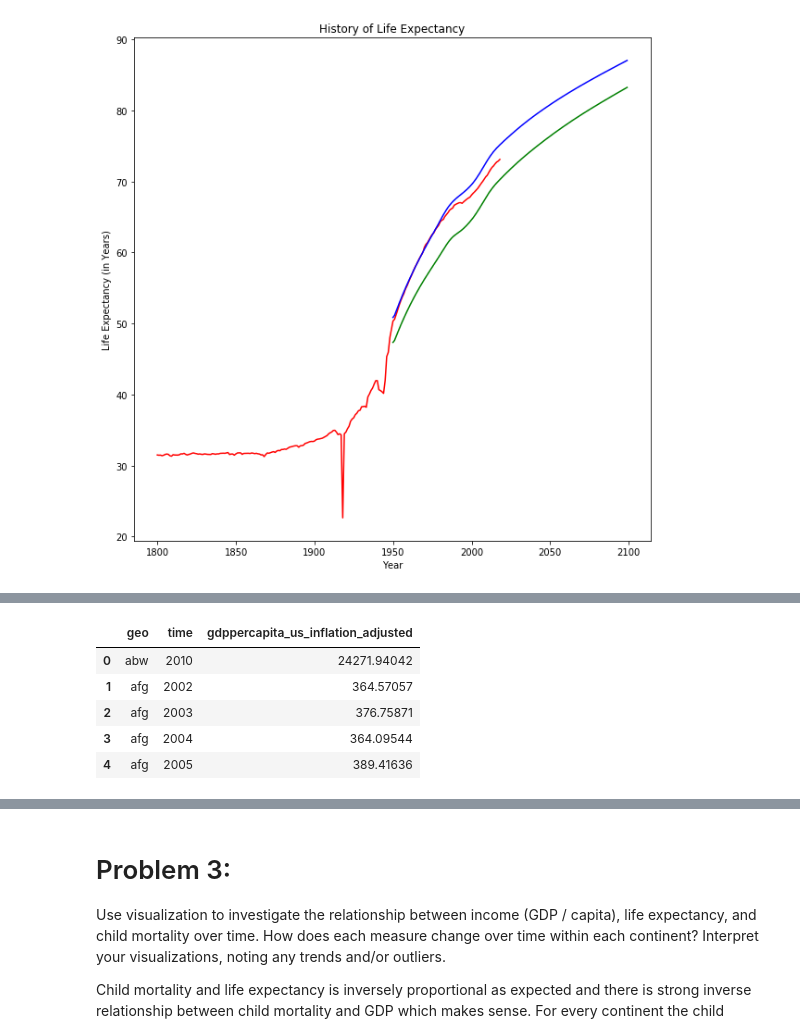
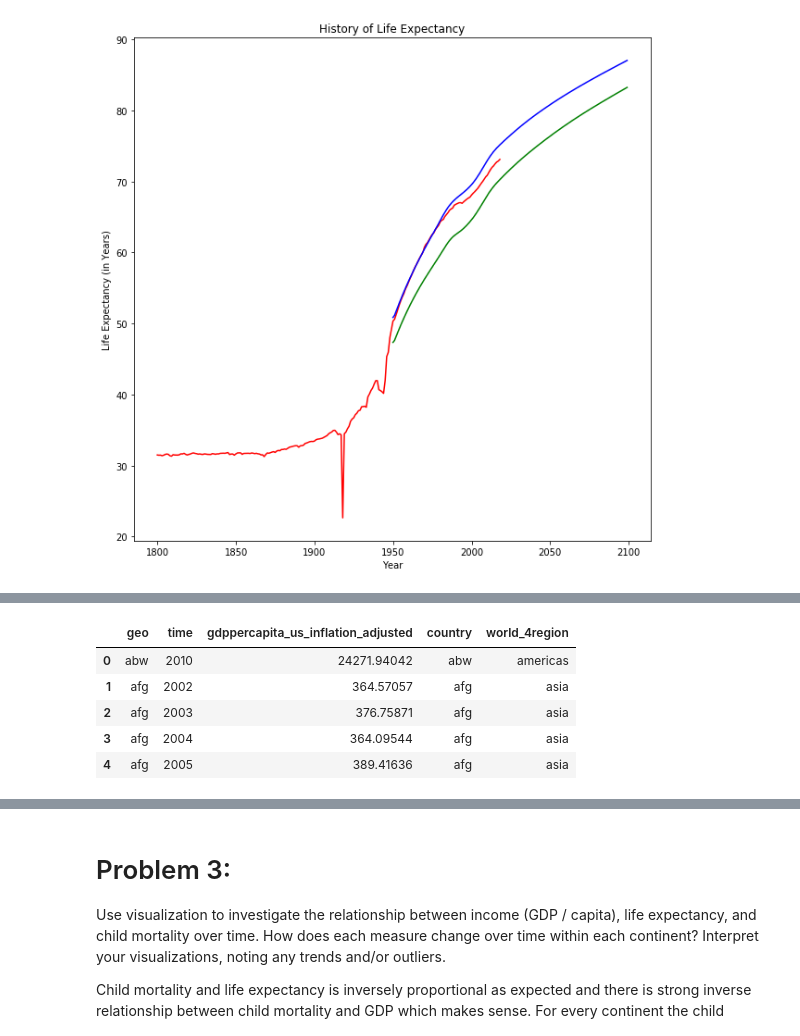
Before and after one commit to sarthakkothari/DS5500, a Jupyter notebook: HW1/HW1.ipynb, the cells around one changed output, grey strips where cells are left out. Cells and saved outputs as stored; diff of their text form; code cells hidden in the pictures.

```diff
--- a/HW1/HW1.ipynb
+++ b/HW1/HW1.ipynb
@@ -51,11 +49,13 @@ Another noticeable trend appears to be that it's rare for a country to have decl
 # %%
 gdp_capita_df = pd.read_csv("../data/ddf--datapoints--gdppercapita_us_inflation_adjusted--by--geo--time.csv")
+country = pd.read_csv('../data/ddf--entities--geo--country.csv')[['country', 'world_4region']]
+gdp_continent = pd.merge(gdp_capita_df, country, left_on = 'geo', right_on='country')
 # %%
-gdp_capita_df.head()
+gdp_continent.head()
 # %% [output]
-|  | geo | time | gdppercapita_us_inflation_adjusted |
-| 0 | abw | 2010 | 24271.94042 |
-| 1 | afg | 2002 | 364.57057 |
-| 2 | afg | 2003 | 376.75871 |
-| 3 | afg | 2004 | 364.09544 |
-| 4 | afg | 2005 | 389.41636 |
+|  | geo | time | gdppercapita_us_inflation_adjusted | country | world_4region |
+| 0 | abw | 2010 | 24271.94042 | abw | americas |
+| 1 | afg | 2002 | 364.57057 | afg | asia |
+| 2 | afg | 2003 | 376.75871 | afg | asia |
+| 3 | afg | 2004 | 364.09544 | afg | asia |
+| 4 | afg | 2005 | 389.41636 | afg | asia |
```
Also changed, not shown: parts of 11 cells of this notebook, 1 other file.
